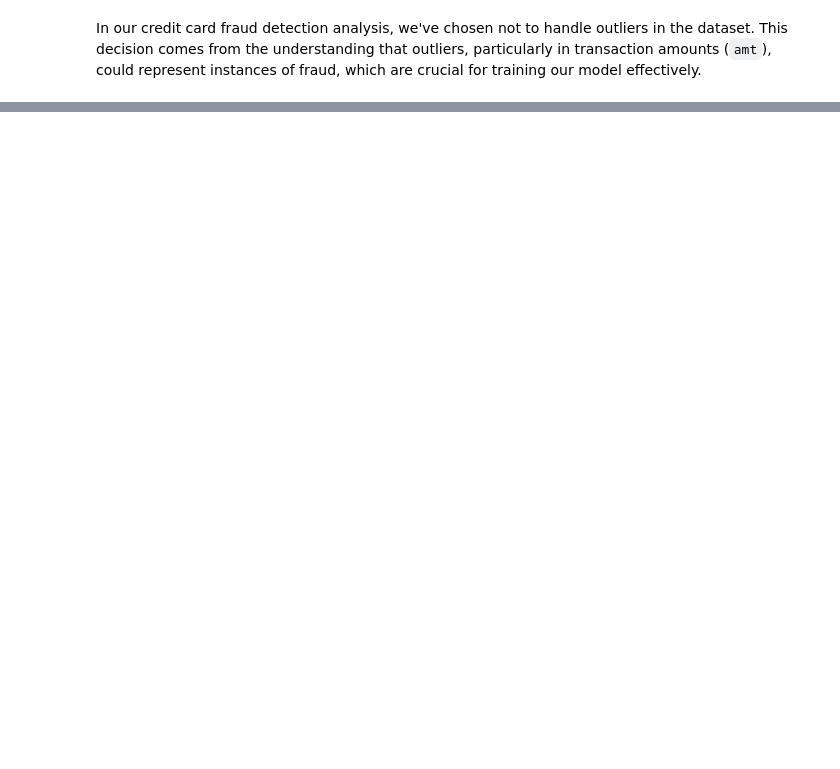
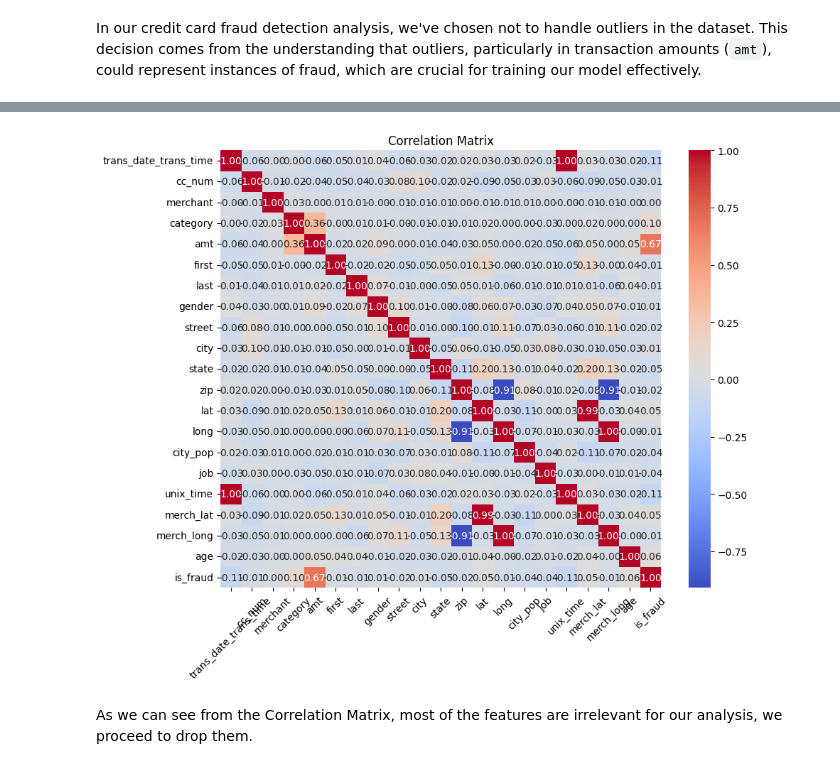
Before and after one commit to MaxNardone/CreditCardFraudDetection, a Jupyter notebook: Credit_card_fraud_detection.ipynb, the cells around one changed output, grey strips where cells are left out. Cells and saved outputs as stored; diff of their text form; code cells hidden in the pictures; blank space fills up the shorter version.

```diff
--- a/Credit_card_fraud_detection.ipynb
+++ b/Credit_card_fraud_detection.ipynb
@@ -134,0 +187,6 @@ Name: count, dtype: int64
+# %%
+from imblearn.over_sampling import SMOTE
+
+sm = SMOTE(random_state=42)
+X_res, y_res = sm.fit_resample(df.drop('is_fraud', axis=1), df['is_fraud'])
+df_resampled = pd.concat([X_res, y_res], axis=1)
@@ -134,0 +202,14 @@ Name: count, dtype: int64
+# %%
+import seaborn as sns
+
+corr = df_resampled.corr()
+
+plt.figure(figsize=(10, 8))
+sns.heatmap(corr, annot=True, fmt=".2f", cmap="coolwarm")
+plt.title('Correlation Matrix')
+plt.xticks(rotation=45)
+plt.show()
+# %% [output]
+[figure, added]
+# %% [markdown]
+As we can see from the Correlation Matrix, most of the features are irrelevant for our analysis, we proceed to drop them.
```
Also changed, not shown: parts of 18 cells of this notebook, 1 other file.
